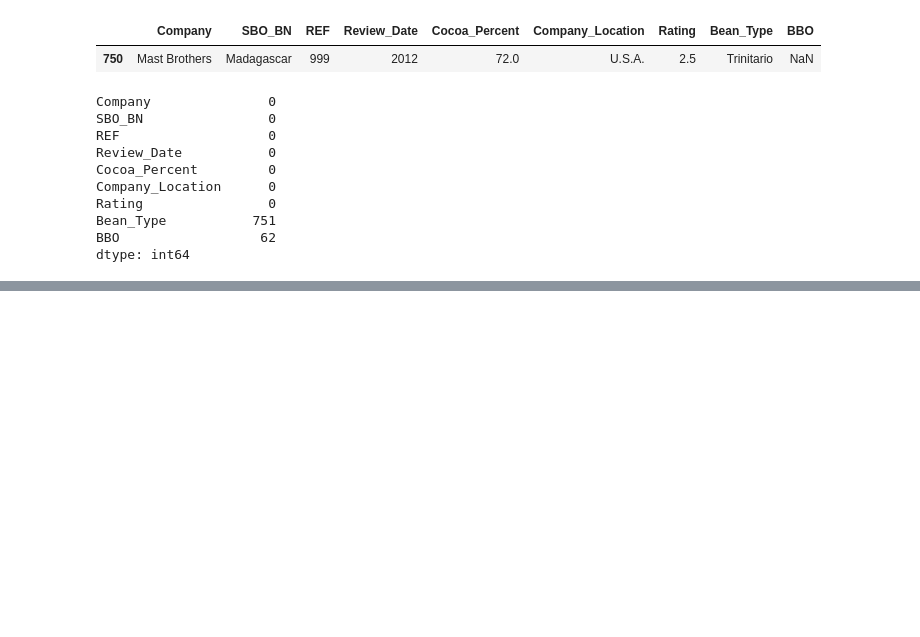
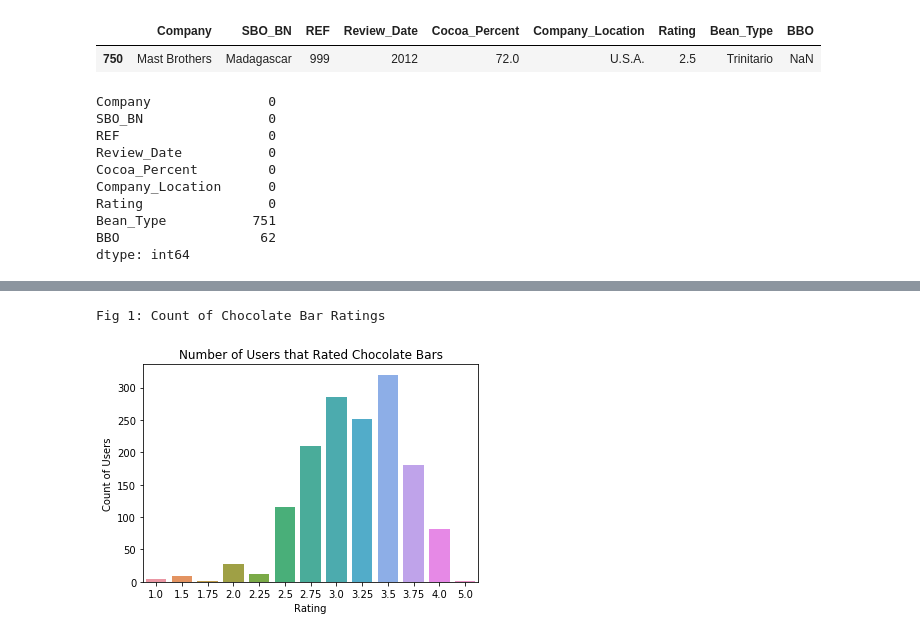
Before and after one commit to buzzy04/Chocolate-Ratings, a Jupyter notebook: Ass3.ipynb, the cells around one changed output, grey strips where cells are left out. Saved outputs shown, nothing was run; the diff lists cells and outputs as text; code cells hidden in the pictures; blank space fills up the shorter version.

Commit message:
Add files via upload
Column Analysis Graph added

```diff
--- a/Ass3.ipynb
+++ b/Ass3.ipynb
@@ -165,0 +179,9 @@ df.Rating.value_counts()
+# %%
+sns.countplot(x='Rating', data=df)
+plt.xlabel('Rating')
+plt.ylabel('Count of Users')
+plt.title('Number of Users that Rated Chocolate Bars')
+print('Count of Chocolate Bar Ratings')
+# %% [output]
+Fig 1: Count of Chocolate Bar Ratings
+[figure, added]
```
Also changed, not shown: parts of 7 cells of this notebook.
